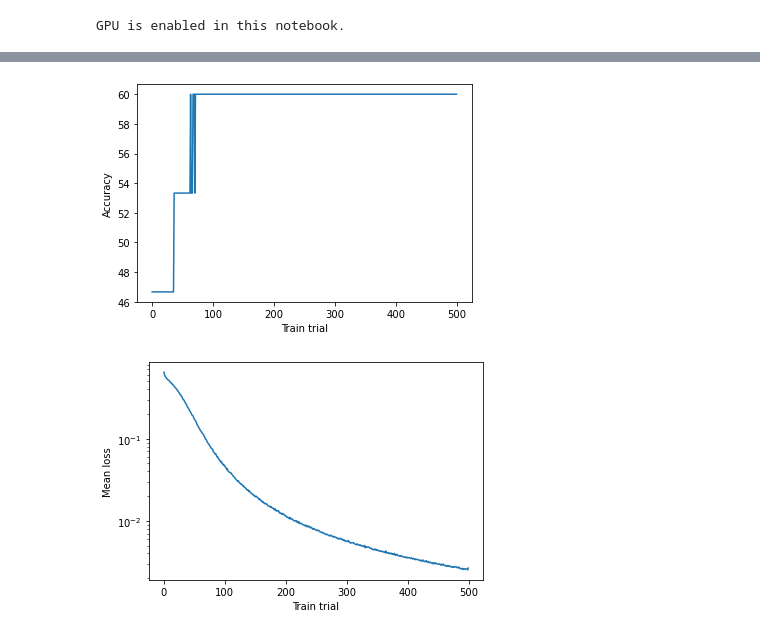
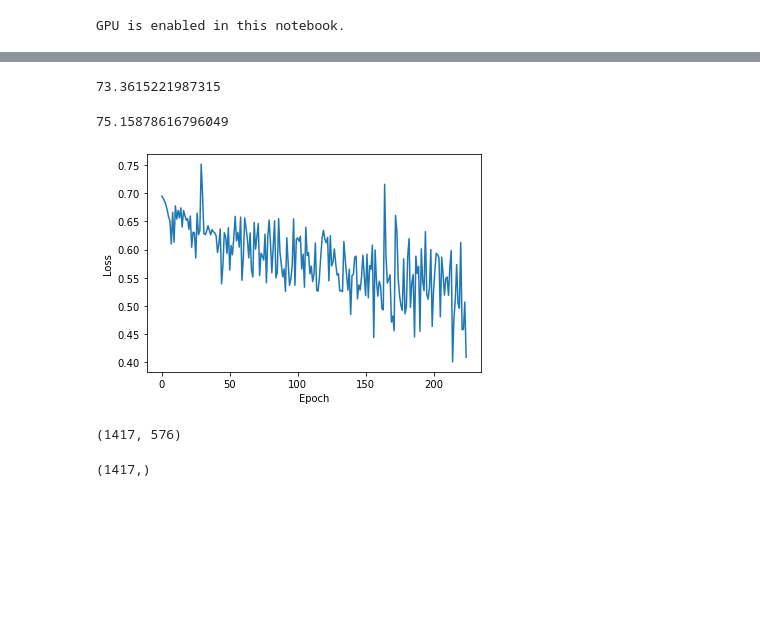
Before and after one commit to Pheobe-Sun/EEG-affective-music, a Jupyter notebook: Alexnet_test.ipynb, the cells around one changed output, grey strips where cells are left out. Drawn from its saved outputs; the diff is of its cells as text; code cells hidden in the pictures; blank space fills up the shorter version.

```diff
--- a/Alexnet_test.ipynb
+++ b/Alexnet_test.ipynb
@@ -64,5 +55,6 @@ indexes = [i for i in range(len(x_full_pad))]
 # %%
-train_len = 48
+indexes = [i for i in range(len(x_full_pad))]
+train_len = 3*len(indexes)//4
 val_len = len(indexes) - train_len
 train_indexes = random.sample(indexes,train_len)
 val_indexes = list(set(indexes).difference(set(train_indexes)))
@@ -146,7 +100,7 @@ GPU is enabled in this notebook.
 def train(model, device, train_loader):
     model.train()
     criterion = nn.CrossEntropyLoss()
-    optimizer = torch.optim.SGD(model.parameters(),lr=0.01)
+    optimizer = torch.optim.Adam(model.parameters(),lr=0.001)
     epochs = len(train_loader)
     losses = []
     for epoch in range(epochs):
@@ -183,26 +137,39 @@ def test(model, device, data_loader):
 class Test_Net(nn.Module):
     def __init__(self):
         super(Test_Net, self).__init__()
-        self.fc1 = nn.Linear(9*1919, 1024)
-        self.fc2 = nn.Linear(1024, 2)
+        self.fc1 = nn.Linear(9*64, 2048)
+        self.fc2 = nn.Linear(2048, 1024)
+        self.fc3 = nn.Linear(1024, 512)
+        self.fc4 = nn.Linear(512, 256)
+        self.fc5 = nn.Linear(256, 128)
+        self.fc6 = nn.Linear(128, 64)
+        self.fc7 = nn.Linear(64, 2)
 
     def forward(self, x):
-        x = x.view(-1, 9*1919)
+        x = x.view(-1, 9*64)
         x = self.fc1(x)
         x = F.relu(x)
         x = self.fc2(x)
+        x = F.relu(x)
+        x = self.fc3(x)
+        x = F.relu(x)
+        x = self.fc4(x)
+        x = F.relu(x)
+        x = self.fc5(x)
+        x = F.relu(x)
+        x = self.fc6(x)
+        x = F.relu(x)
+        x = self.fc7(x)
         #x = F.relu(x)
         return x
 
 ## Uncomment the lines below to train your network
 test_net = Test_Net().to(DEVICE)
 accuracy = []
-losses_arrays = []
-for i in range(500):
-    print("Total Parameters in Network {:10d}".format(sum(p.numel() for p in test_net.parameters())))
-    losses = train(test_net, DEVICE, train_dataloader)
-    losses_arrays.append(losses)
-    acc = test(test_net, DEVICE, test_dataloader)
-    print(acc)
-    accuracy.append(acc)
+
+print("Total Parameters in Network {:10d}".format(sum(p.numel() for p in test_net.parameters())))
+losses = train(test_net, DEVICE, train_dataloader)
+acc = test(test_net, DEVICE, test_dataloader)
+train_acc = test(test_net, DEVICE, train_dataloader)
+accuracy.append(acc)
 # %% [output]
@@ -233,14 +177,25 @@ Total Parameters in Network   17688578
-# %%
-plt.xlabel('Train trial')
-plt.ylabel('Accuracy')
-plt.plot(accuracy)
-plt.show()
-plt.xlabel('Train trial')
-plt.ylabel('Mean loss')
-plt.yscale('log')
-to_plot = np.array(losses_arrays).mean(axis=1)
-plt.plot(to_plot)
-plt.show()
-# %% [output]
-[figure, removed]
-[figure, removed]
+# %%
+acc
+# %% [output]
+73.3615221987315
+# %%
+train_acc
+# %% [output]
+75.15878616796049
+# %%
+plt.xlabel('Epoch')
+plt.ylabel('Loss')
+plt.plot(losses)
+plt.show()
+# %% [output]
+[figure, added]
+# %%
+samples,no_chan,freqs = x_train_pad.shape
+x_new = x_train_pad.reshape((samples,no_chan*freqs))
+x_new.shape
+# %% [output]
+(1417, 576)
+# %%
+y_train_np.shape
+# %% [output]
+(1417,)
```
Also changed, not shown: parts of 12 cells of this notebook, 2 other files.
